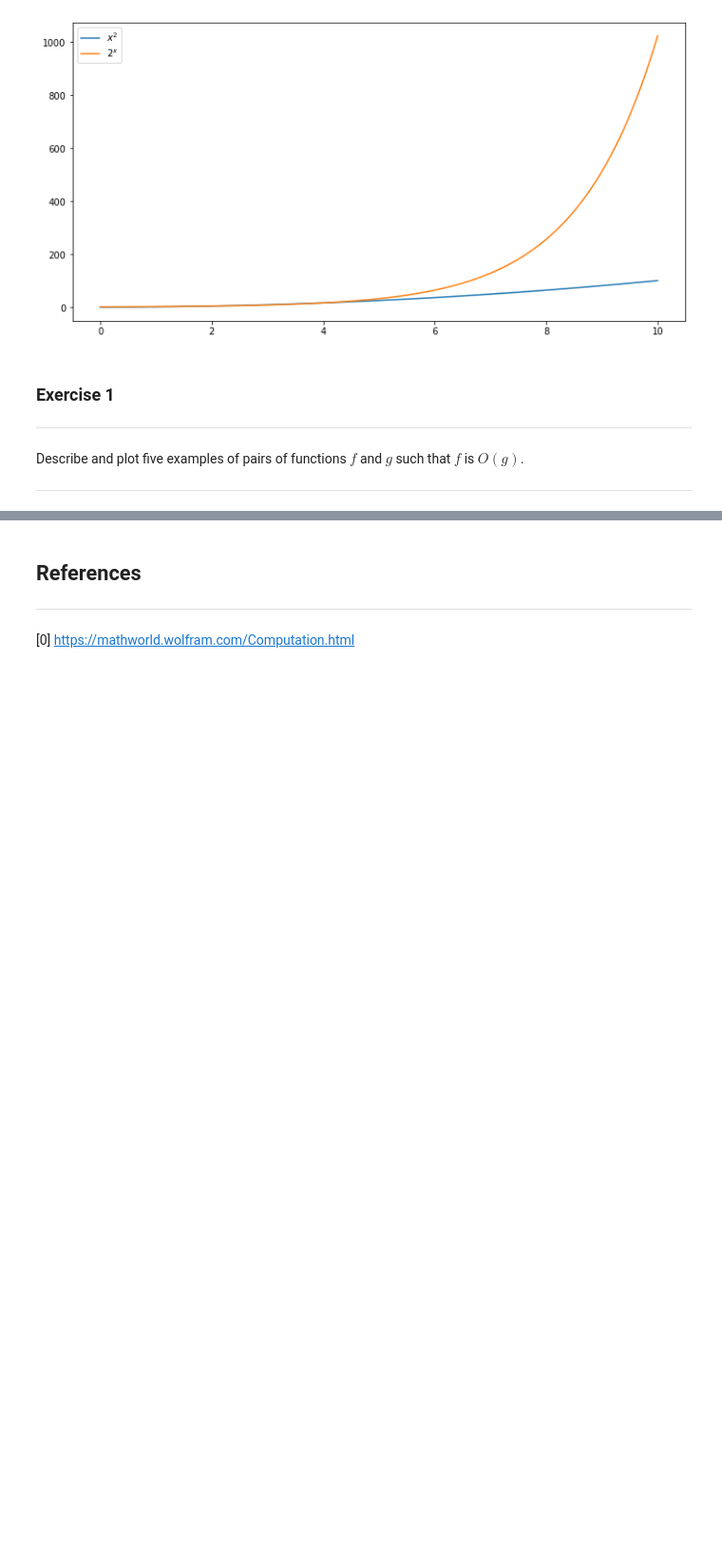
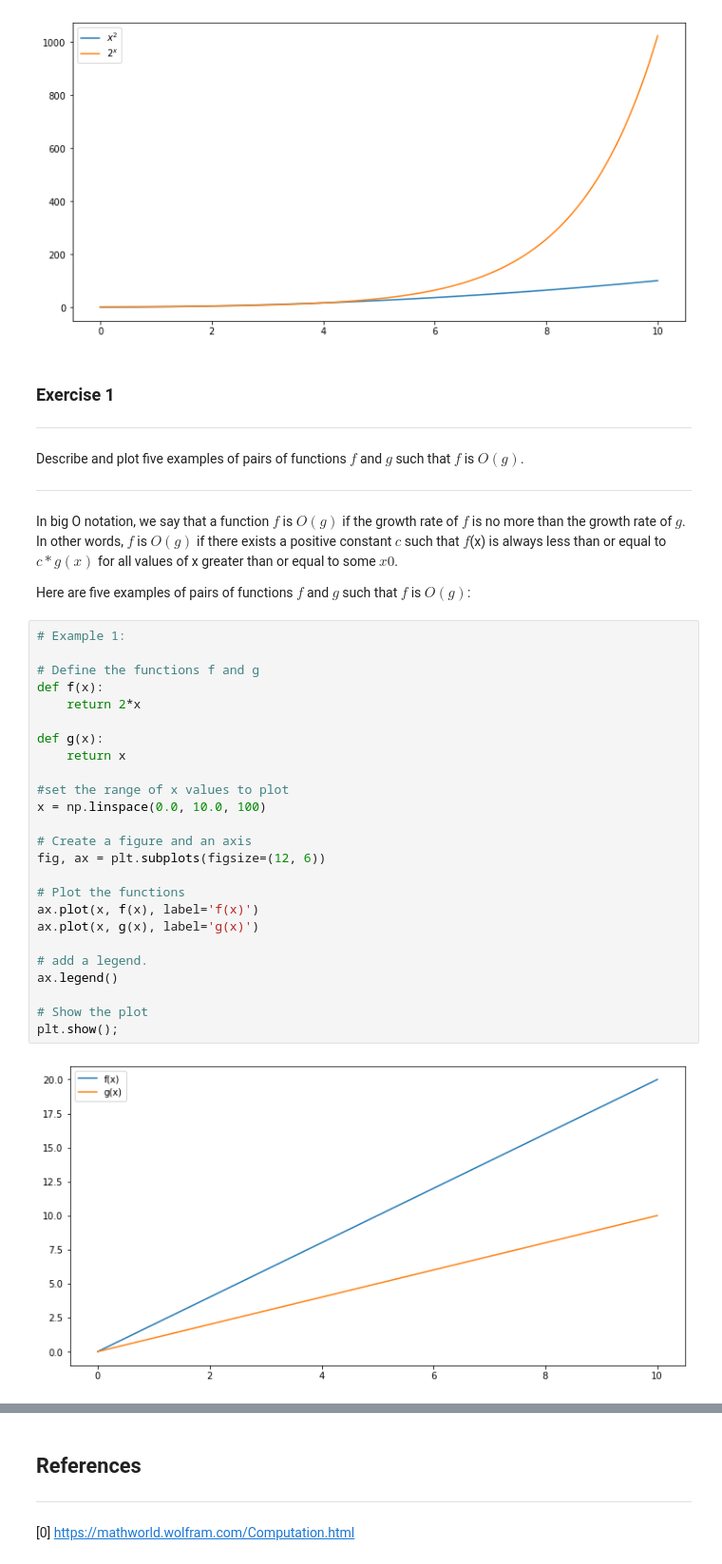
Before and after one commit to katelyngraham1/emergingtechnology2022, a Jupyter notebook: content/notebooks/03-computation.ipynb, the cells around one changed output, grey strips where cells are left out. Shown at 95% size. Saved outputs shown, nothing was run; the diff lists cells and outputs as text; blank space fills up the shorter version.

```diff
--- a/content/notebooks/03-computation.ipynb
+++ b/content/notebooks/03-computation.ipynb
@@ -57,3 +57,34 @@ plt.show();
 # %% [markdown]
 Describe and plot five examples of pairs of functions $f$ and $g$ such that $f$ is $O(g)$.
 <hr style="border-top: 1px solid rgb(0, 0, 0);" />
+# %% [markdown]
+In big O notation, we say that a function $f$ is $O(g)$ if the growth rate of $f$ is no more than the growth rate of $g$. In other words, $f$ is $O(g)$ if there exists a positive constant $c$ such that $f$(x) is always less than or equal to $c*g(x)$ for all values of x greater than or equal to some $x0$.
+
+Here are five examples of pairs of functions $f$ and $g$ such that $f$ is $O(g)$:
+# %%
+# Example 1:
+
+# Define the functions f and g
+def f(x):
+    return 2*x
+
+def g(x):
+    return x
+
+#set the range of x values to plot
+x = np.linspace(0.0, 10.0, 100)
+
+# Create a figure and an axis
+fig, ax = plt.subplots(figsize=(12, 6))
+
+# Plot the functions
+ax.plot(x, f(x), label='f(x)')
+ax.plot(x, g(x), label='g(x)')
+
+# add a legend.
+ax.legend()
+
+# Show the plot
+plt.show();
+# %% [output]
+[figure, added]
```
Also changed, not shown: parts of 9 cells of this notebook.
